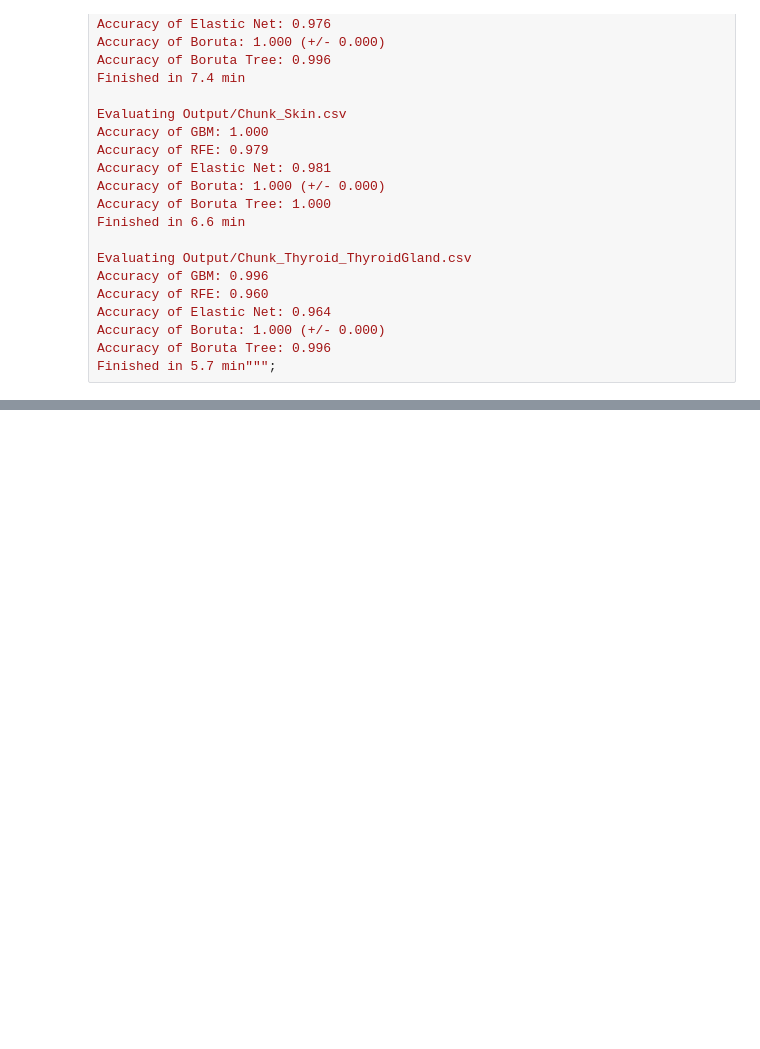
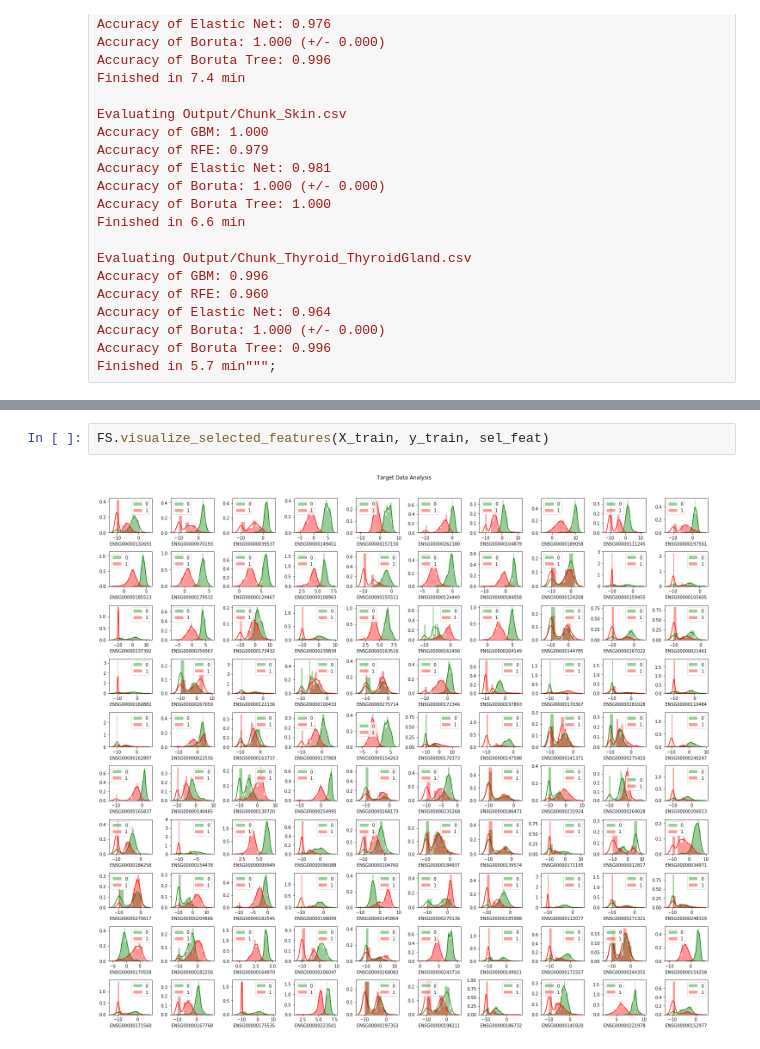
Before and after one commit to mikesamir/oncological_gene_expression_analysis, a Jupyter notebook: Bin.ipynb, the cells around one changed output, grey strips where cells are left out. Cells and saved outputs as stored; diff of their text form; blank space fills up the shorter version.

```diff
--- a/Bin.ipynb
+++ b/Bin.ipynb
@@ -113,0 +131,4 @@ Finished in 5.7 min""";
+# %%
+FS.visualize_selected_features(X_train, y_train, sel_feat)
+# %% [output]
+[figure, added]
```
Also changed, not shown: parts of 3 cells of this notebook, 18 other files.
